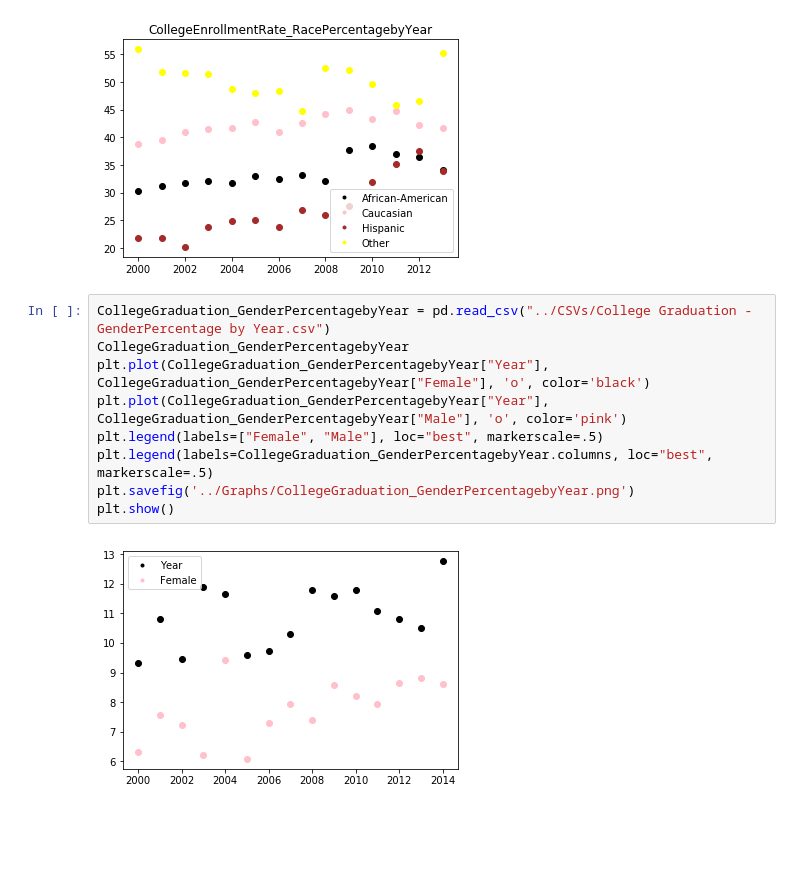
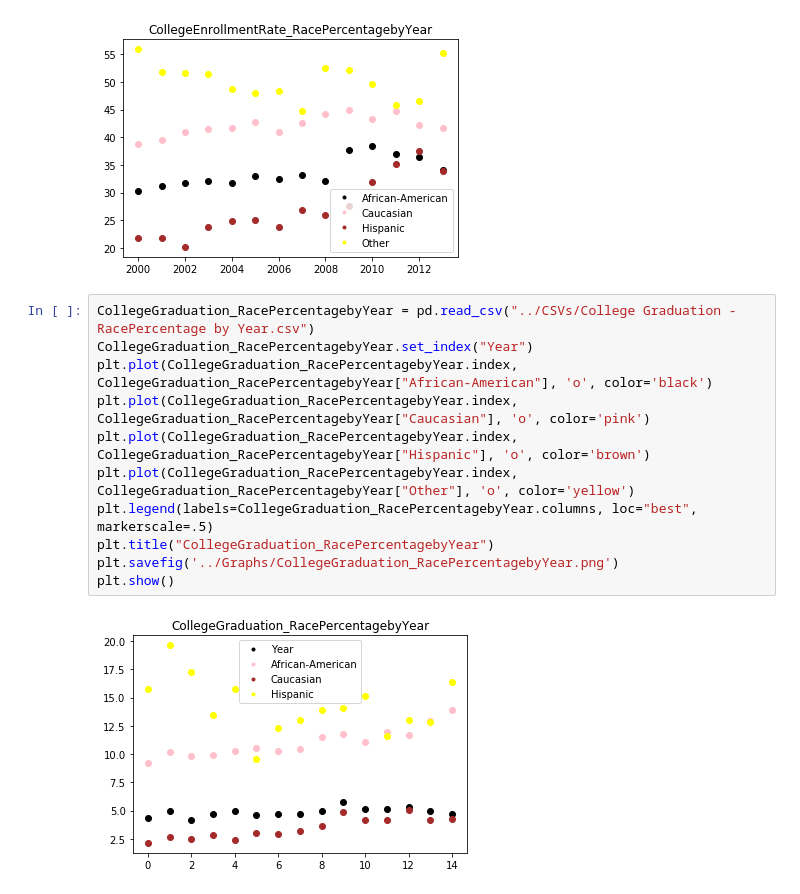
Before and after one commit to callanyan/BootCamp_GroupProjecT_Team5-by-5, a Jupyter notebook: Cleaning_Actual/ImprisonmentData_07.ipynb, the cells around one changed output. Saved outputs shown, nothing was run; the diff lists cells and outputs as text; blank space fills up the shorter version.

Commit message:
more graphs

```diff
--- a/Cleaning_Actual/ImprisonmentData_07.ipynb
+++ b/Cleaning_Actual/ImprisonmentData_07.ipynb
@@ -402,13 +359,15 @@ plt.show()
 # %% [output]
 [figure]
 # %%
-CollegeGraduation_GenderPercentagebyYear = pd.read_csv("../CSVs/College Graduation - GenderPercentage by Year.csv")
-CollegeGraduation_GenderPercentagebyYear
-plt.plot(CollegeGraduation_GenderPercentagebyYear["Year"], CollegeGraduation_GenderPercentagebyYear["Female"], 'o', color='black')
-plt.plot(CollegeGraduation_GenderPercentagebyYear["Year"], CollegeGraduation_GenderPercentagebyYear["Male"], 'o', color='pink')
-plt.legend(labels=["Female", "Male"], loc="best", markerscale=.5)
-plt.legend(labels=CollegeGraduation_GenderPercentagebyYear.columns, loc="best", markerscale=.5)
-plt.savefig('../Graphs/CollegeGraduation_GenderPercentagebyYear.png')
+CollegeGraduation_RacePercentagebyYear = pd.read_csv("../CSVs/College Graduation - RacePercentage by Year.csv")
+CollegeGraduation_RacePercentagebyYear.set_index("Year")
+plt.plot(CollegeGraduation_RacePercentagebyYear.index, CollegeGraduation_RacePercentagebyYear["African-American"], 'o', color='black')
+plt.plot(CollegeGraduation_RacePercentagebyYear.index, CollegeGraduation_RacePercentagebyYear["Caucasian"], 'o', color='pink')
+plt.plot(CollegeGraduation_RacePercentagebyYear.index, CollegeGraduation_RacePercentagebyYear["Hispanic"], 'o', color='brown')
+plt.plot(CollegeGraduation_RacePercentagebyYear.index, CollegeGraduation_RacePercentagebyYear["Other"], 'o', color='yellow')
+plt.legend(labels=CollegeGraduation_RacePercentagebyYear.columns, loc="best", markerscale=.5)
+plt.title("CollegeGraduation_RacePercentagebyYear")
+plt.savefig('../Graphs/CollegeGraduation_RacePercentagebyYear.png')
 plt.show()
 # %% [output]
-[figure, old version]
+[figure, new version]
```
Also changed, not shown: parts of 11 cells of this notebook, 3 other files.
